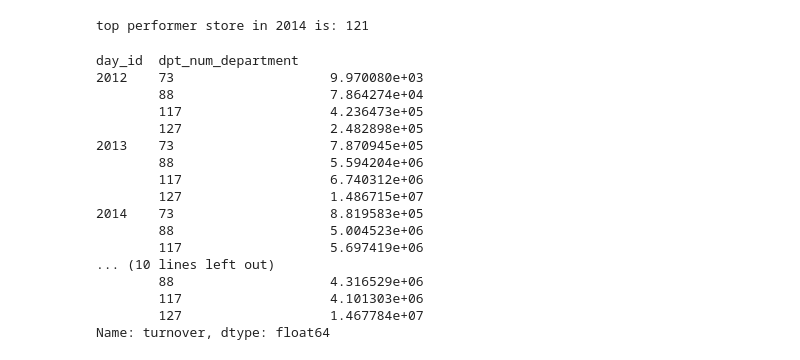
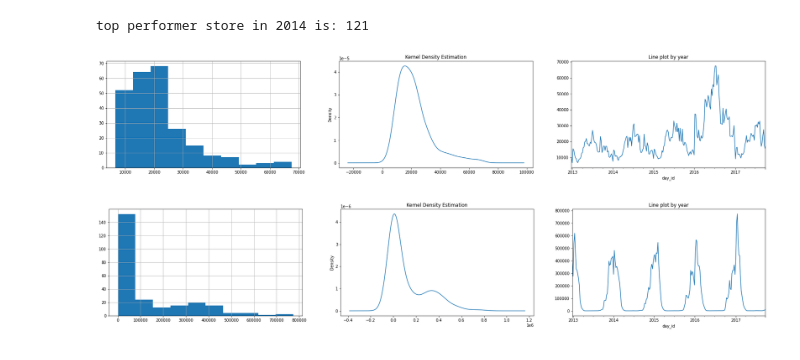
Before and after one commit to MedericTrungVU/revenue_forecasting_demo, a Jupyter notebook: test_ML_DCL.ipynb, the cells around one changed output. Saved outputs shown, nothing was run; the diff lists cells and outputs as text; code cells hidden in the pictures.

```diff
--- a/test_ML_DCL.ipynb
+++ b/test_ML_DCL.ipynb
@@ -122,23 +102,21 @@ train_df.groupby?
+# %%
+def plot_by_dpt(dpt):
+    df_dpt = train_df[train_df['dpt_num_department'] == dpt].groupby('day_id')['turnover'].sum()
+    plt.figure(figsize=(30,5))
+    plt.subplot(131)
+    df_dpt.hist()
+    plt.subplot(132)
+    df_dpt.plot(kind='kde', title='Kernel Density Estimation')
+    plt.subplot(133)
+    df_dpt.plot(title='Line plot by year')
+    plt.show()
 # %%
 # Based on sales can you guess what kind of sport represents departement 73?
-df_dpt_73 = train_df.groupby([train_df['day_id'].dt.year, 'dpt_num_department'])['turnover'].sum()
+plot_by_dpt(73)
+# %% [output]
+[figure, added]
-# %%
-df_dpt_73
-# %% [output]
-day_id  dpt_num_department
-2012    73                    9.970080e+03
-        88                    7.864274e+04
-        117                   4.236473e+05
-        127                   2.482898e+05
-2013    73                    7.870945e+05
-        88                    5.594204e+06
-        117                   6.740312e+06
-        127                   1.486715e+07
-2014    73                    8.819583e+05
-        88                    5.004523e+06
-        117                   5.697419e+06
-... (10 lines left out)
-        88                    4.316529e+06
-        117                   4.101303e+06
-        127                   1.467784e+07
-Name: turnover, dtype: float64
+# %%
+# Based on sales can you guess what kind of sport represents departement 117?
+plot_by_dpt(117)
+# %% [output]
+[figure, added]
```
Also changed, not shown: parts of 60 cells of this notebook.
